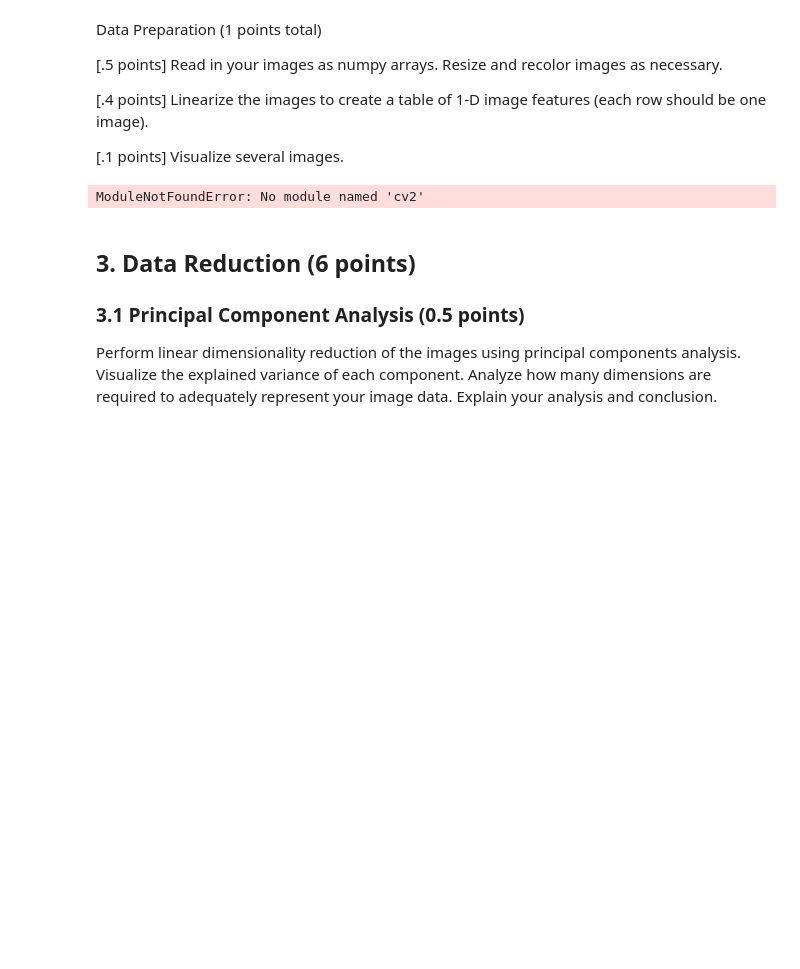
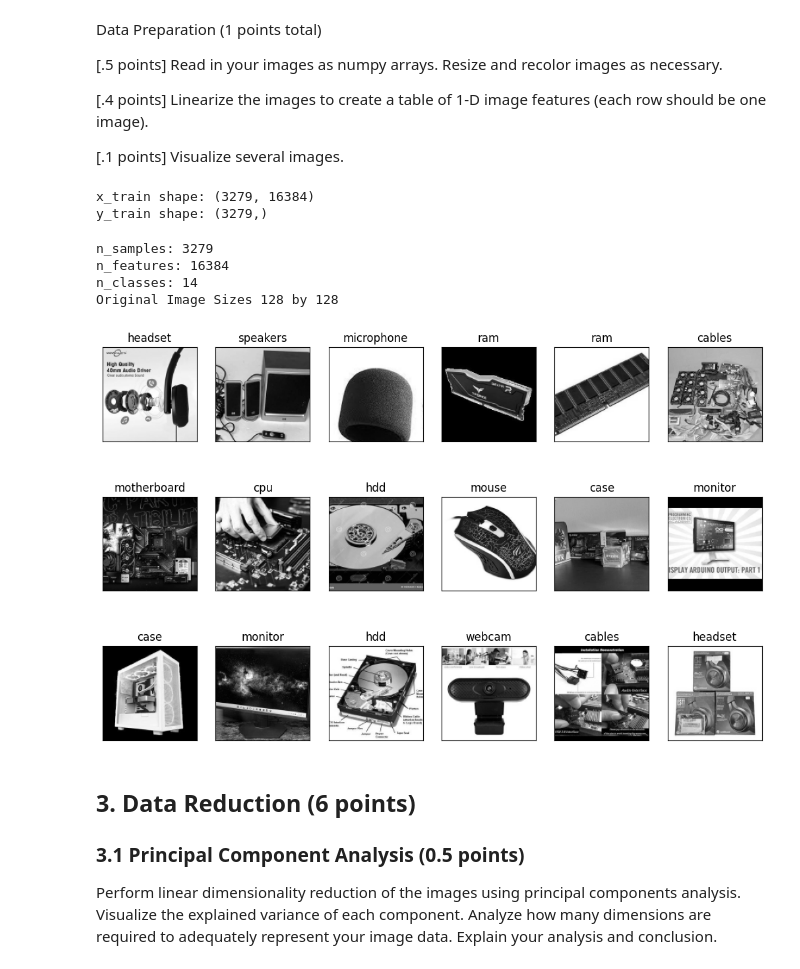
Before and after one commit to Jadonsw123/MachineLearning2026Lab2, a Jupyter notebook: MachineLearning2026Lab2.ipynb, the cells around one changed output. Drawn from its saved outputs; the diff is of its cells as text; code cells hidden in the pictures; blank space fills up the shorter version.

```diff
--- a/MachineLearning2026Lab2.ipynb
+++ b/MachineLearning2026Lab2.ipynb
@@ -32,21 +48,73 @@ import cv2
 import numpy as np
 import matplotlib.pyplot as plt
 from sklearn.decomposition import PCA
-from sklearn.utils.random_projection import johnson_lindenstrauss_min_dim
 from sklearn.random_projection import GaussianRandomProjection
 import seaborn as sns
 
-# TODO: Load your images here
 # Define your data directory containing subfolders (class labels)
-data_dir = './your_dataset_path'
+data_dir = "pc_parts"
 
 # Initialize lists to store data and labels
 image_data = []
 labels = []
 
-# TODO: Implement your image loading and preprocessing
+# Traverse subfolders
+for class_name in os.listdir(data_dir):
+    class_dir = os.path.join(data_dir, class_name)
+    if os.path.isdir(class_dir):
+        for img_file in os.listdir(class_dir):
+            img_path = os.path.join(class_dir, img_file)
+            img = cv2.imread(img_path)
+            imgg = cv2.resize(img, (128, 128))
+            gray_image = cv2.cvtColor(imgg, cv2.COLOR_BGR2GRAY)
+            image_data.append(np.ravel(gray_image))
+            labels.append(class_name)
+
+# Convert lists to NumPy arrays
+X = np.array(image_data)
+y = np.array(labels)
+names=list(set(labels))
+label = {item:i + 1 for i, item in enumerate(names)}
+
+# Print shapes for verification
+print("x_train shape:", X.shape)
+print("y_train shape:", y.shape)
 # %% [output]
-ModuleNotFoundError: No module named 'cv2'
+x_train shape: (3279, 16384)
+y_train shape: (3279,)
+# %%
+n_samples, n_features = X.shape
+n_classes = len(names)
+
+h, w = 128, 128
+print("n_samples: {}".format(n_samples))
+print("n_features: {}".format(n_features))
+print("n_classes: {}".format(n_classes))
+print(f"Original Image Sizes {h} by {w}")
+# %% [output]
+n_samples: 3279
+n_features: 16384
+n_classes: 14
+Original Image Sizes 128 by 128
+# %%
+# a helper plotting function
+import random
+randomlist = random.sample(range(0, len(X)), 18)
+
+def plot_gallery(images, titles, h, w, n_row=3, n_col=6):
+    """Helper function to plot a gallery of portraits"""
+    plt.figure(figsize=(1.7 * n_col, 2.3 * n_row))
+    plt.subplots_adjust(bottom=0, left=.01, right=.99, top=.90, hspace=.35)
+    for i in range(n_row * n_col):
+        plt.subplot(n_row, n_col, i + 1)
+        plt.imshow(images[randomlist[i]].reshape((h, w)), cmap=plt.cm.gray)
+        plt.title(titles[randomlist[i]], size=12)
+        plt.xticks(())
+        plt.yticks(())
+
+plot_gallery(X, y, h, w) # defaults to showing a 3 by 6 subset of the faces
+# %% [output]
+[figure, added]
 # %% [markdown]
 ## 3. Data Reduction (6 points)
 
```
Also changed, not shown: parts of 1 cell of this notebook, 1 other file.
